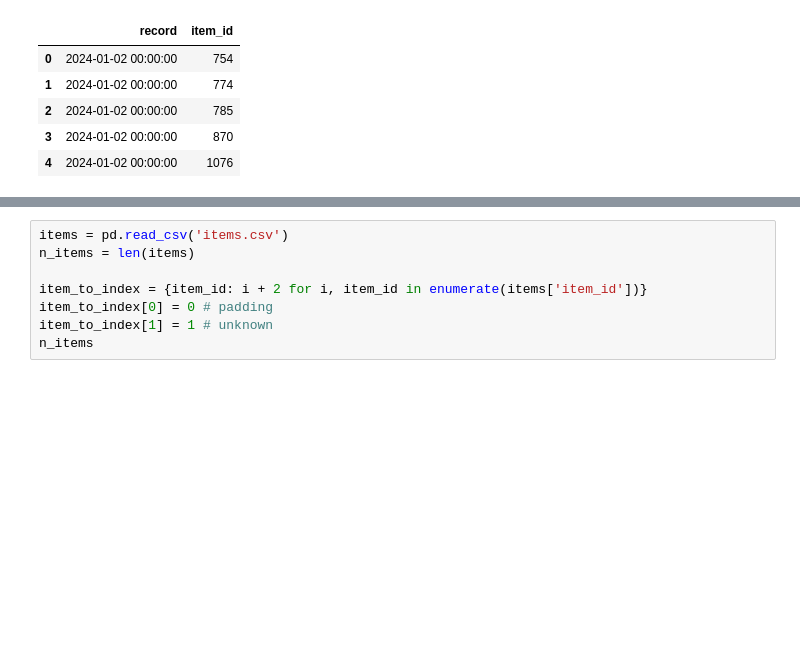
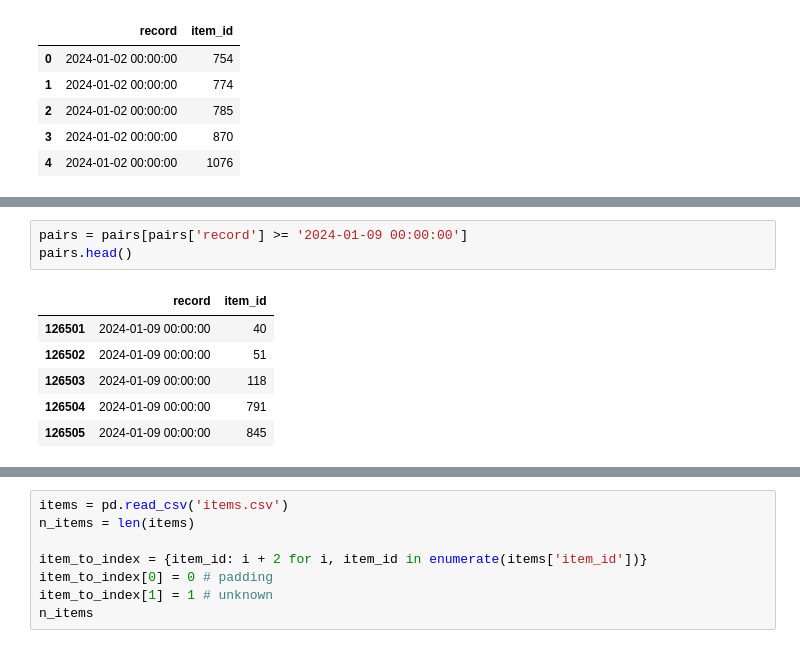
Before and after one commit to AngelUrq/auction_classic, a Jupyter notebook: prediction_engine/prediction.ipynb, the cells around one changed output, grey strips where cells are left out. Saved outputs shown, nothing was run; the diff lists cells and outputs as text; blank space fills up the shorter version.

```diff
--- a/prediction_engine/prediction.ipynb
+++ b/prediction_engine/prediction.ipynb
@@ -37,3 +74,13 @@ pairs.head()
+# %%
+pairs = pairs[pairs['record'] >= '2024-01-09 00:00:00']
+pairs.head()
+# %% [output]
+|  | record | item_id |
+| 126501 | 2024-01-09 00:00:00 | 40 |
+| 126502 | 2024-01-09 00:00:00 | 51 |
+| 126503 | 2024-01-09 00:00:00 | 118 |
+| 126504 | 2024-01-09 00:00:00 | 791 |
+| 126505 | 2024-01-09 00:00:00 | 845 |
 # %%
 from sklearn.model_selection import train_test_split
 
```
Also changed, not shown: parts of 15 cells of this notebook.
